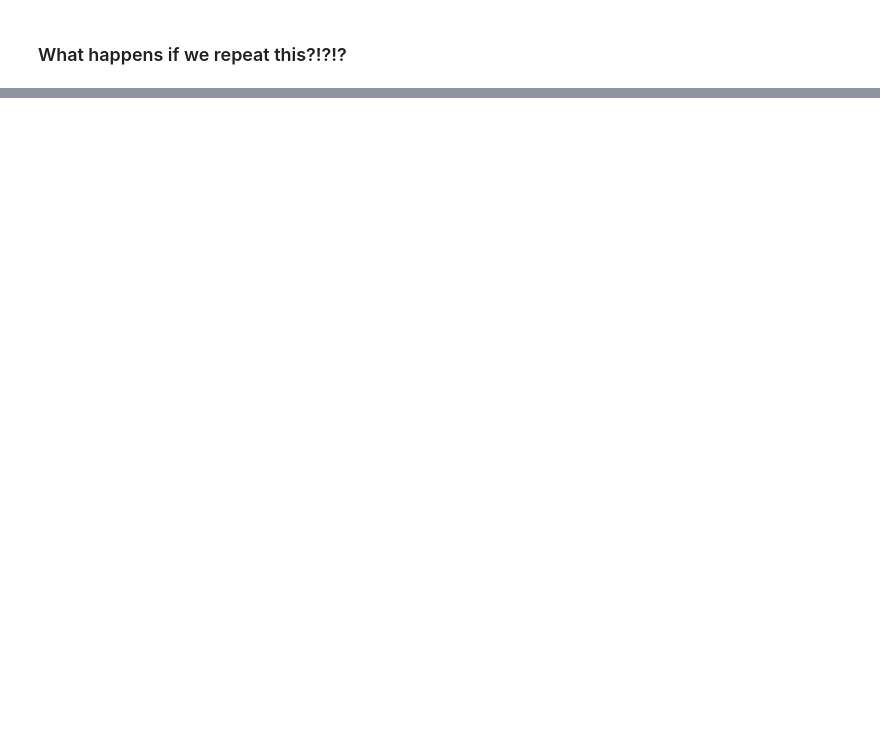
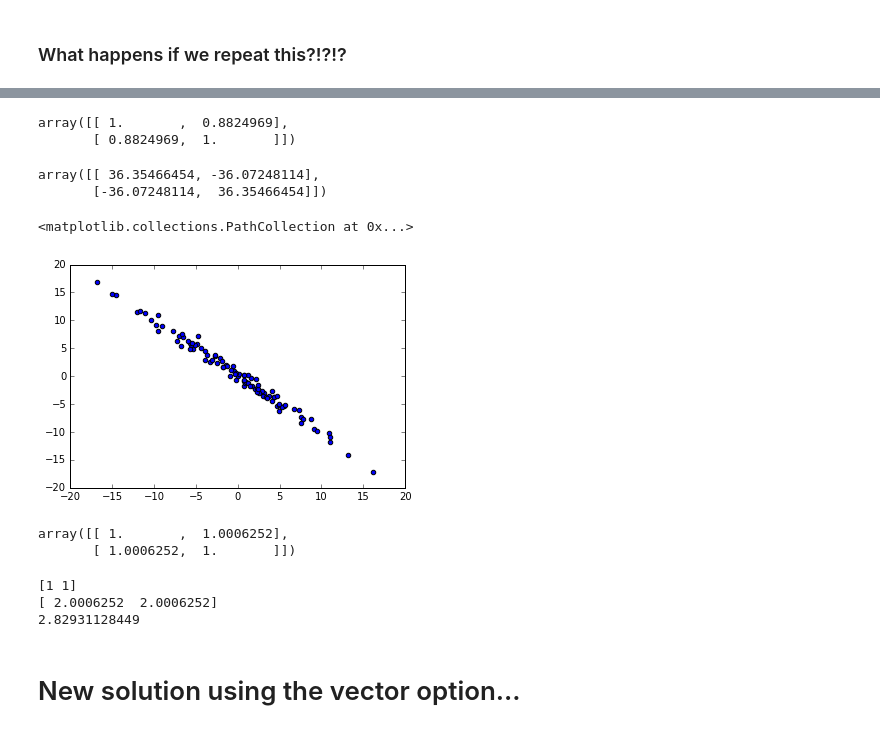
Before and after one commit to lionfish0/dp, a Jupyter notebook: Improved Bound Constraint differing across domain.ipynb, the cells around one changed output, grey strips where cells are left out. Cells and saved outputs as stored; diff of their text form; code cells hidden in the pictures; blank space fills up the shorter version.

Commit message:
Solved using vector solution instead of fns

```diff
--- a/Improved Bound Constraint differing across domain.ipynb
+++ b/Improved Bound Constraint differing across domain.ipynb
@@ -565,0 +583,48 @@ plt.savefig('weird.pdf')
+# %%
+def k(x1,x2,l):
+    return np.exp(-.5 * (x1-x2)**2/l**2)
+# %%
+Ntest = 2
+l = 1.0
+M = np.zeros([Ntest,Ntest])
+for i,x1 in enumerate(np.arange(0,1,0.5)):
+    for j,x2 in enumerate(np.arange(0,1,0.5)):
+        M[i,j] = k(x1,x2,l)
+# %%
+M
+# %% [output]
+array([[ 1.       ,  0.8824969],
+       [ 0.8824969,  1.       ]])
+# %%
+cov = np.linalg.inv(np.dot(M,M))
+# %%
+cov
+# %% [output]
+array([[ 36.35466454, -36.07248114],
+       [-36.07248114,  36.35466454]])
+# %%
+samps = np.random.multivariate_normal(np.zeros(2),cov,100)
+# %%
+plt.scatter(samps[:,0],samps[:,1])
+# %% [output]
+<matplotlib.collections.PathCollection at 0x...>
+[figure, added]
+# %%
+K_ss**-.5
+# %% [output]
+array([[ 1.       ,  1.0006252],
+       [ 1.0006252,  1.       ]])
+# %%
+deltav = np.array([1,1])
+new = np.dot(K_ss**-.5,deltav)
+tot = np.sqrt(np.sum(new**2))
+
+print deltav
+print new
+print tot
+# %% [output]
+[1 1]
+[ 2.0006252  2.0006252]
+2.82931128449
+# %% [markdown]
+# New solution using the vector option...
```
Also changed, not shown: parts of 20 cells of this notebook.
